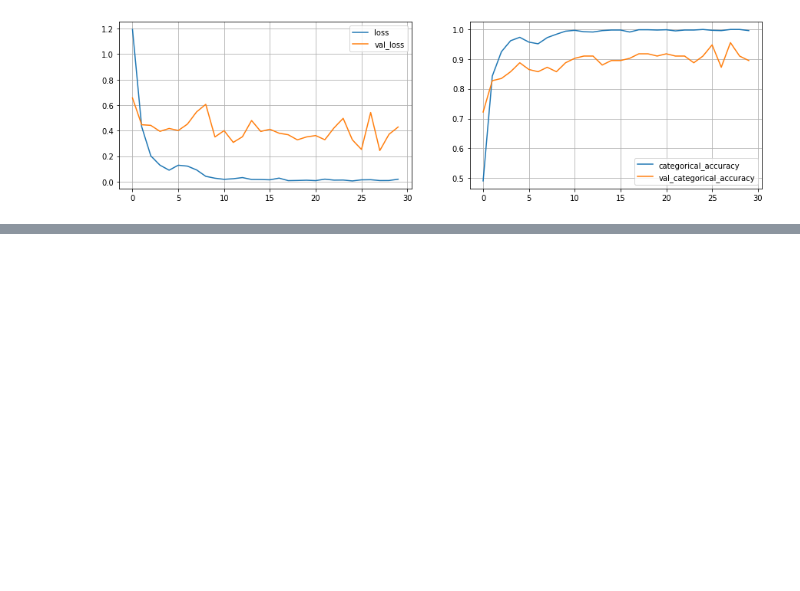
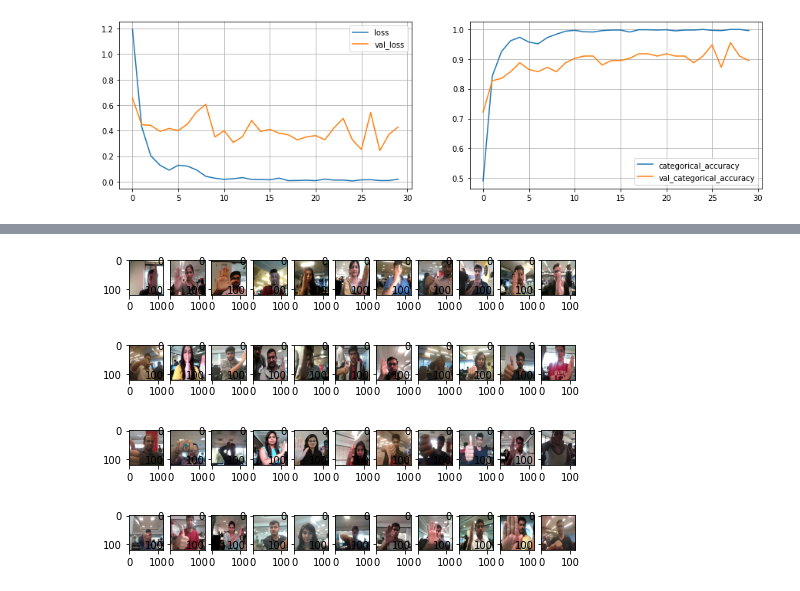
Before and after one commit to Gaahou/MMAI-894-Team-College, a Jupyter notebook: gesturecogn_mac_v7.ipynb, the cells around one changed output, grey strips where cells are left out. Saved outputs shown, nothing was run; the diff lists cells and outputs as text; code cells hidden in the pictures; blank space fills up the shorter version.

```diff
--- a/gesturecogn_mac_v7.ipynb
+++ b/gesturecogn_mac_v7.ipynb
@@ -1361,0 +1496,8 @@ Max. Validaiton Accuracy 0.9548872113227844
+# %%
+test_rnn_cnn2_cb=RNNCNN2()
+test_rnn_cnn2_cb.initialize_path(project_folder)
+test_rnn_cnn2_cb.initialize_image_properties(image_height=120,image_width=120)
+test_rnn_cnn2_cb.initialize_hyperparams(frames_to_sample=16,batch_size=64,num_epochs=30)
+
+g=test_rnn_cnn2_cb.generator(test_rnn_cnn2_cb.val_path,test_rnn_cnn2_cb.val_doc,augment=False)
+batch_data, batch_labels=next(g)
@@ -1361,0 +1511,58 @@ Max. Validaiton Accuracy 0.9548872113227844
+# %%
+fig, axes = plt.subplots(nrows=4, ncols=11, figsize=(8, 6))
+
+#0, 1, 2, 0, 2, 3, 3, 2, 3, 0, 3
+axes[0][0].imshow(batch_data[0,15,:,:,:])
+axes[0][1].imshow(batch_data[1,15,:,:,:])
+axes[0][2].imshow(batch_data[2,15,:,:,:])
+axes[0][3].imshow(batch_data[3,15,:,:,:])
+axes[0][4].imshow(batch_data[4,15,:,:,:])
+axes[0][5].imshow(batch_data[5,15,:,:,:])
+axes[0][6].imshow(batch_data[6,15,:,:,:])
+axes[0][7].imshow(batch_data[7,15,:,:,:])
+axes[0][8].imshow(batch_data[8,15,:,:,:])
+axes[0][9].imshow(batch_data[9,15,:,:,:])
+axes[0][10].imshow(batch_data[10,15,:,:,:])
+
+#0, 1, 3, 3, 0, 3, 2, 1, 3, 2, 0
+axes[1][0].imshow(batch_data[11,15,:,:,:])
+axes[1][1].imshow(batch_data[12,15,:,:,:])
+axes[1][2].imshow(batch_data[13,15,:,:,:])
+axes[1][3].imshow(batch_data[14,15,:,:,:])
+axes[1][4].imshow(batch_data[15,15,:,:,:])
+axes[1][5].imshow(batch_data[16,15,:,:,:])
+axes[1][6].imshow(batch_data[17,15,:,:,:])
+axes[1][7].imshow(batch_data[18,15,:,:,:])
+axes[1][8].imshow(batch_data[19,15,:,:,:])
+axes[1][9].imshow(batch_data[20,15,:,:,:])
+axes[1][10].imshow(batch_data[21,15,:,:,:])
+
+# 1, 4, 3, 2, 3, 0, 4, 0, 0, 3, 0
+axes[2][0].imshow(batch_data[22,15,:,:,:])
+axes[2][1].imshow(batch_data[23,15,:,:,:])
+axes[2][2].imshow(batch_data[24,15,:,:,:])
+axes[2][3].imshow(batch_data[25,15,:,:,:])
+axes[2][4].imshow(batch_data[26,15,:,:,:])
+axes[2][5].imshow(batch_data[27,15,:,:,:])
+axes[2][6].imshow(batch_data[28,15,:,:,:])
+axes[2][7].imshow(batch_data[29,15,:,:,:])
+axes[2][8].imshow(batch_data[30,15,:,:,:])
+axes[2][9].imshow(batch_data[31,15,:,:,:])
+axes[2][10].imshow(batch_data[32,15,:,:,:])
+
+# 4, 3, 2, 0, 2, 2, 1, 1, 1, 3, 4
+axes[3][0].imshow(batch_data[33,15,:,:,:])
+axes[3][1].imshow(batch_data[34,15,:,:,:])
+axes[3][2].imshow(batch_data[35,15,:,:,:])
+axes[3][3].imshow(batch_data[36,15,:,:,:])
+axes[3][4].imshow(batch_data[37,15,:,:,:])
+axes[3][5].imshow(batch_data[38,15,:,:,:])
+axes[3][6].imshow(batch_data[39,15,:,:,:])
+axes[3][7].imshow(batch_data[40,15,:,:,:])
+axes[3][8].imshow(batch_data[41,15,:,:,:])
+axes[3][9].imshow(batch_data[42,15,:,:,:])
+axes[3][10].imshow(batch_data[43,15,:,:,:])
+
+plt.show()
+# %% [output]
+[figure, added]
```
Also changed, not shown: parts of 65 cells of this notebook.
